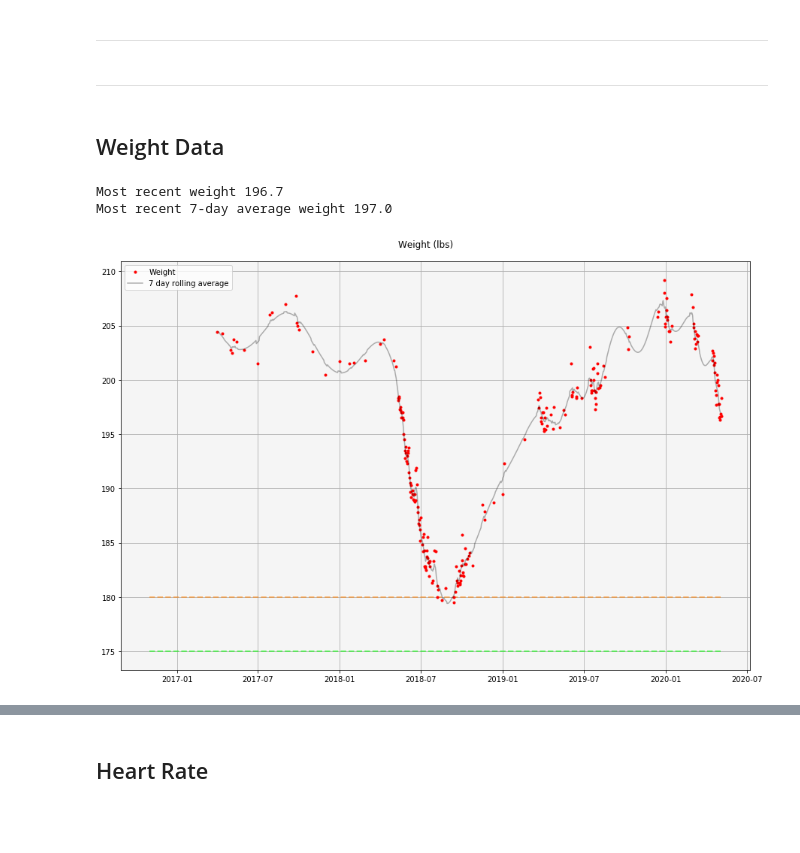
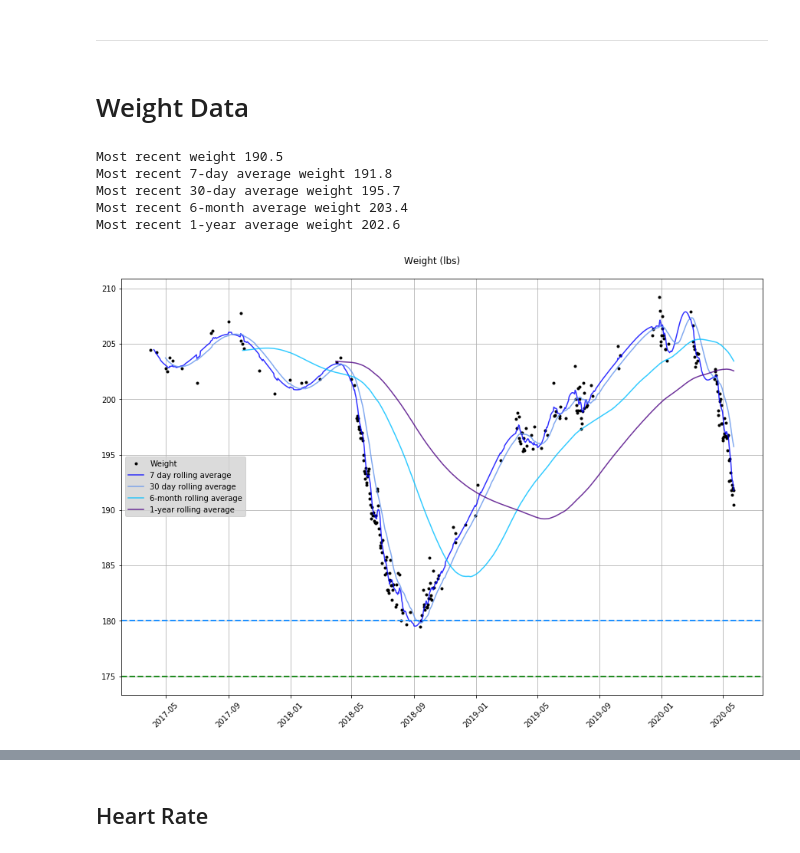
Before and after one commit to gregmames/HealthTracking, a Jupyter notebook: apple_health_data_processor.ipynb, the cells around one changed output, grey strips where cells are left out. Drawn from its saved outputs; the diff is of its cells as text; code cells hidden in the pictures; blank space fills up the shorter version.

```diff
--- a/apple_health_data_processor.ipynb
+++ b/apple_health_data_processor.ipynb
@@ -394,9 +441,7 @@ dtype: float64
 # %% [markdown]
 ----
 # %% [markdown]
------
+# Weight Data
-# %% [markdown]
-## Weight Data
 # %%
 #import apple data
 weight = pd.read_csv("data/BodyMass.csv")
@@ -410,9 +455,6 @@ weight['startDate'] = pd.to_datetime(weight['startDate'], utc=True).dt.tz_conver
 weight['endDate'] = pd.to_datetime(weight['endDate'], utc=True).dt.tz_convert('EST')
 weight['date'] = weight['startDate'].dt.strftime('%Y-%m-%d')
 
-# drop duplicates
-weight.drop_duplicates(subset = 'date', keep='last', ignore_index=True, inplace=True)
-
 #drop irrelevant columns and rename value to Weight
 weight = weight[['value','date']]
 weight.rename(columns={'value':'Weight'}, inplace=True)
@@ -430,43 +472,57 @@ weight2 = weight2.drop(['Date','BMI'], axis=1)
 # %%
 #merge with fitbit data
 weight = pd.concat([weight2,weight], ignore_index=True)
-# weight.tail()
+weight = weight.sort_values(['date', 'Weight'])
+
+weight = weight.groupby(['date'])['Weight'].mean().reset_index(name='Weight')
 # %%
 # parse out date and time elements
-weight3 =weight.copy()
+weight3 = weight.copy()
 weight3['Date'] = pd.to_datetime(weight3['date'])
 
 #sort by date and reindex
 weight3 = weight3.sort_values(by='Date', ignore_index=True)
 
 #set Date as index
 weight3 = weight3.drop('date', axis=1).set_index('Date')
+# print(weight3.head())
 
-#resample by day and interpolate missing values using splines
+# resample by day and interpolate missing values using splines
 weight4 = weight3.resample('D').interpolate(method='spline', order = 4, axis = 0)
-# print(weight3.shape)
-
-#create a 7day rolling average
-weight4['rolling_avg']=weight4.rolling(window=7, center=True).mean()
 
 #plot it
 plt.figure(figsize=[15,10])
 ax = plt.gca()
-ax.set_facecolor('whitesmoke')
+# ax.set_facecolor('whitesmoke')
 plt.suptitle('Weight (lbs)', fontsize=12, y=.92)
 plt.grid(True)
-plt.plot(weight3['Weight'], 'r.', alpha=1,label='Weight')
-plt.plot(weight4['rolling_avg'], c='k', alpha=0.3,label='7 day rolling average')
+plt.plot(weight3['Weight'], 'k.', alpha=1,label='Weight')
+plt.plot(weight4['Weight'].rolling(window=7, center=False).mean(), c='blue'\
+         , alpha=0.8,label='7 day rolling average')
+plt.plot(weight4['Weight'].rolling(window=30, center=False).mean(), c='cornflowerblue'\
+         , alpha=0.8,label='30 day rolling average')
+plt.plot(weight4['Weight'].rolling(window=182, center=False).mean(), c='deepskyblue'\
+         , alpha=0.8,label='6-month rolling average')
+plt.plot(weight4['Weight'].rolling(window=365, center=False).mean(), c='indigo'\
+         , alpha=0.8,label='1-year rolling average')
 
-plt.hlines(180,steps_by_date2.index.min(), steps_by_date2.index.max(), linestyles='dashed', colors=(1,.5,0,0.5), linewidths=(2,))
-plt.hlines(175,steps_by_date2.index.min(), steps_by_date2.index.max(), linestyles='dashed', colors=(0,1,0,0.5), linewidths=(2,))
+ax.axhline(180, linewidth=2, color='dodgerblue', linestyle='dashed')#,label="10,000 per day")
+ax.axhline(175, linewidth=2, color='forestgreen', linestyle='dashed')#,label="Global avg steps per day")
 
-plt.legend(loc=2)
+legend = ax.legend(loc=6, facecolor = 'lightgray')
+# legend.facecolor('gray')
+plt.xticks(rotation=45)
 
 print("Most recent weight {}".format(weight3.Weight[-1]))
-print("Most recent 7-day average weight {}".format(round(weight4.rolling_avg[-4])))
+print("Most recent 7-day average weight {}".format(round(weight4['Weight'].rolling(window=7, center=False).mean()[-1],1)))
+print("Most recent 30-day average weight {}".format(round(weight4['Weight'].rolling(window=30, center=False).mean()[-1],1)))
+print("Most recent 6-month average weight {}".format(round(weight4['Weight'].rolling(window=182, center=False).mean()[-1],1)))
+print("Most recent 1-year average weight {}".format(round(weight4['Weight'].rolling(window=365, center=False).mean()[-1],1)))
 plt.show()
 # %% [output]
-Most recent weight 196.7
-Most recent 7-day average weight 197.0
+Most recent weight 190.5
+Most recent 7-day average weight 191.8
+Most recent 30-day average weight 195.7
+Most recent 6-month average weight 203.4
+Most recent 1-year average weight 202.6
-[figure, old version]
+[figure, new version]
```
Also changed, not shown: parts of 54 cells of this notebook.
